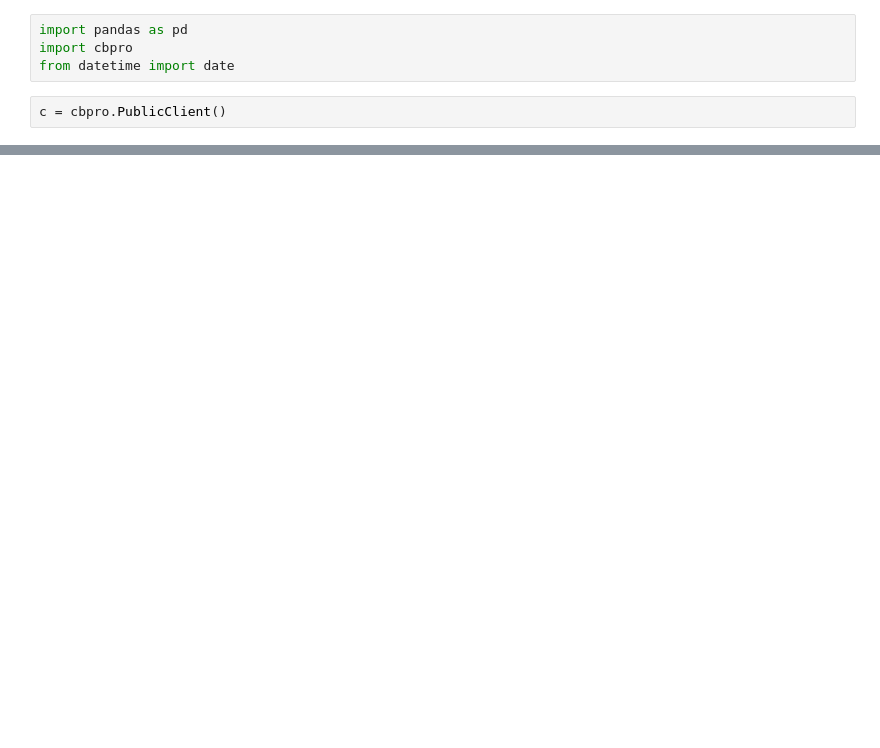
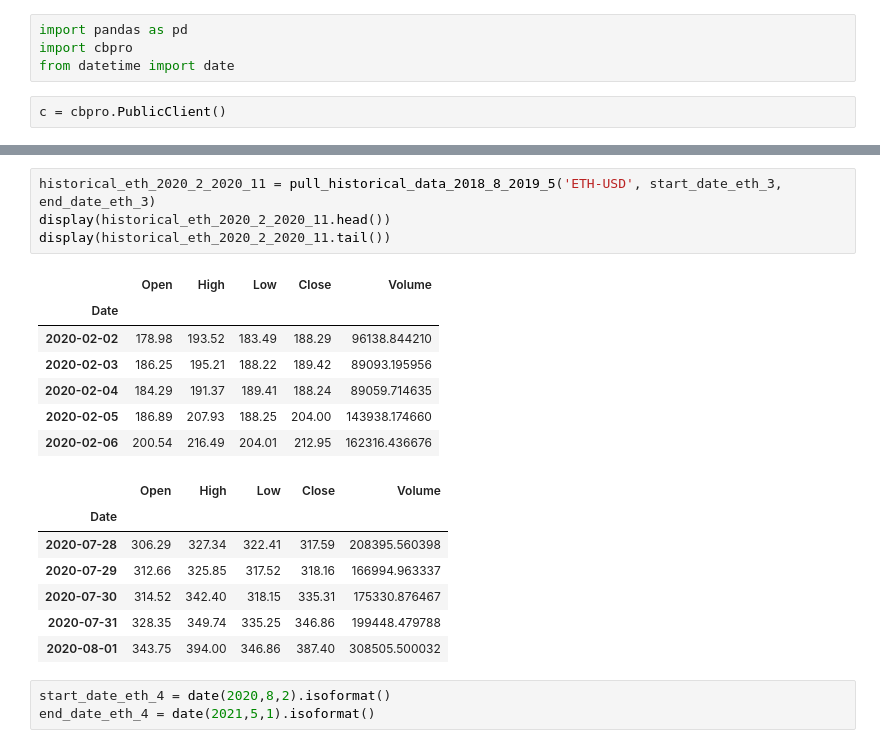
Before and after one commit to jpweldon/Cryptocurrency_Stock_Correlation, a Jupyter notebook: Jose_practice_code.ipynb, the cells around one changed output, grey strips where cells are left out. Cells and saved outputs as stored; diff of their text form; blank space fills up the shorter version.

```diff
--- a/Jose_practice_code.ipynb
+++ b/Jose_practice_code.ipynb
@@ -34,0 +62,22 @@ display(historical_eth_2019_7_2020_1.tail())
+# %%
+historical_eth_2020_2_2020_11 = pull_historical_data_2018_8_2019_5('ETH-USD', start_date_eth_3, end_date_eth_3)
+display(historical_eth_2020_2_2020_11.head())
+display(historical_eth_2020_2_2020_11.tail())
+# %% [output]
+|  | Open | High | Low | Close | Volume |
+| Date |  |  |  |  |  |
+| 2020-02-02 | 178.98 | 193.52 | 183.49 | 188.29 | 96138.844210 |
+| 2020-02-03 | 186.25 | 195.21 | 188.22 | 189.42 | 89093.195956 |
+| 2020-02-04 | 184.29 | 191.37 | 189.41 | 188.24 | 89059.714635 |
+| 2020-02-05 | 186.89 | 207.93 | 188.25 | 204.00 | 143938.174660 |
+| 2020-02-06 | 200.54 | 216.49 | 204.01 | 212.95 | 162316.436676 |
+|  | Open | High | Low | Close | Volume |
+| Date |  |  |  |  |  |
+| 2020-07-28 | 306.29 | 327.34 | 322.41 | 317.59 | 208395.560398 |
+| 2020-07-29 | 312.66 | 325.85 | 317.52 | 318.16 | 166994.963337 |
+| 2020-07-30 | 314.52 | 342.40 | 318.15 | 335.31 | 175330.876467 |
+| 2020-07-31 | 328.35 | 349.74 | 335.25 | 346.86 | 199448.479788 |
+| 2020-08-01 | 343.75 | 394.00 | 346.86 | 387.40 | 308505.500032 |
+# %%
+start_date_eth_4 = date(2020,8,2).isoformat()
+end_date_eth_4 = date(2021,5,1).isoformat()
```
Also changed, not shown: parts of 19 cells of this notebook.
